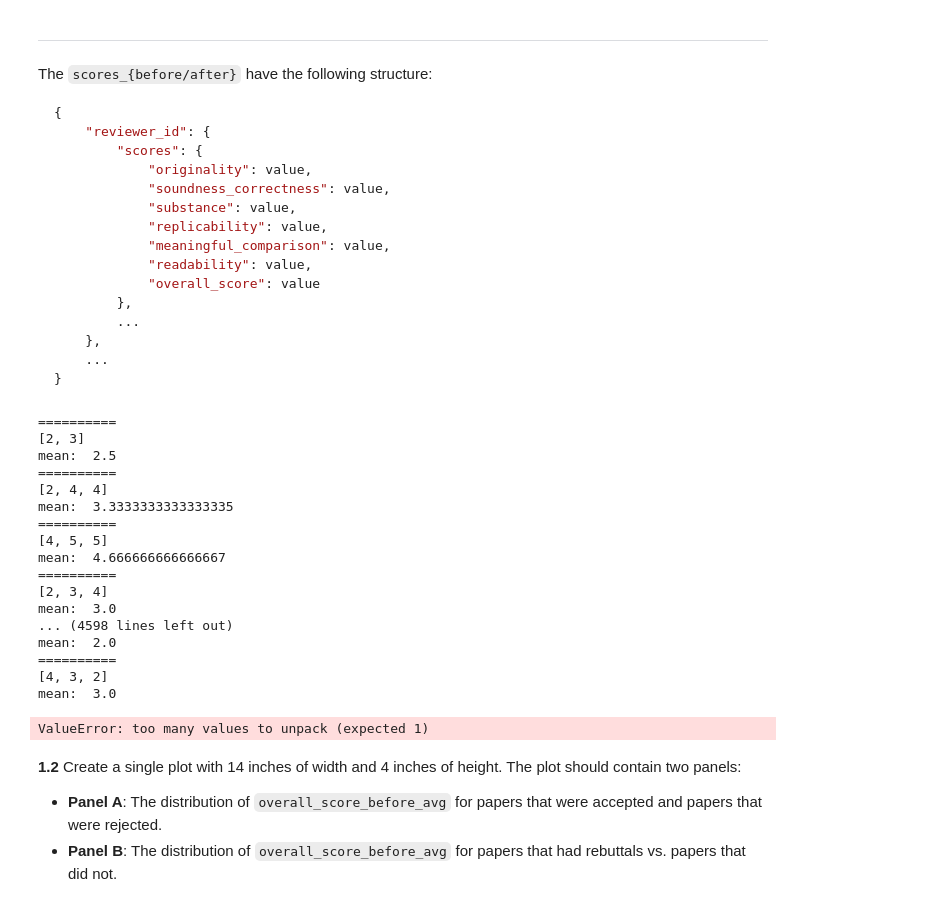
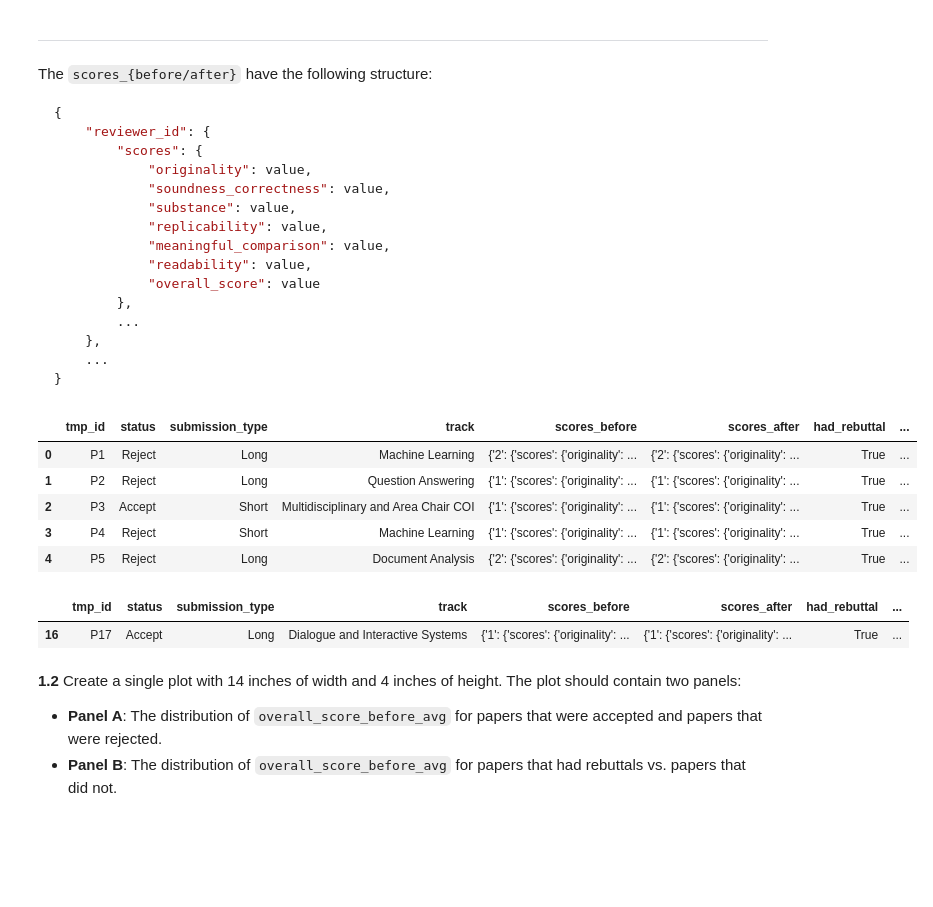
Before and after one commit to aristo6253/epfl-ada-ada-2023-homework-2-adaknow, a Jupyter notebook: hw2.ipynb, the cells around one changed output. Saved outputs shown, nothing was run; the diff lists cells and outputs as text; code cells hidden in the pictures; blank space fills up the shorter version.

```diff
--- a/hw2.ipynb
+++ b/hw2.ipynb
@@ -193,30 +189,23 @@ def scores_std(scores_json):
 
     return np.std([review['scores']['overall_score'] for review_id, review in scores_json.items()])
 # %%
-acl_reviews_df['overall_score_before_avg'],  = acl_reviews_df['scores_before'].apply(scores_avg)
+acl_reviews_df['overall_score_before_avg']  = acl_reviews_df['scores_before'].apply(scores_avg)
 acl_reviews_df['overall_score_after_avg'] = acl_reviews_df['scores_after'].apply(scores_avg)
 acl_reviews_df['overall_score_before_std'] = acl_reviews_df['scores_before'].apply(scores_std)
 acl_reviews_df['overall_score_after_std'] = acl_reviews_df['scores_after'].apply(scores_std)
 acl_reviews_df.head()
 # %% [output]
-==========
-[2, 3]
-mean:  2.5
-==========
-[2, 4, 4]
-mean:  3.3333333333333335
-==========
-[4, 5, 5]
-mean:  4.666666666666667
-==========
-[2, 3, 4]
-mean:  3.0
-... (4598 lines left out)
-mean:  2.0
-==========
-[4, 3, 2]
-mean:  3.0
-ValueError: too many values to unpack (expected 1)
+|  | tmp_id | status | submission_type | track | scores_before | scores_after | had_rebuttal | ... |
+| 0 | P1 | Reject | Long | Machine Learning | {'2': {'scores': {'originality': ... | {'2': {'scores': {'originality': ... | True | ... |
+| 1 | P2 | Reject | Long | Question Answering | {'1': {'scores': {'originality': ... | {'1': {'scores': {'originality': ... | True | ... |
+| 2 | P3 | Accept | Short | Multidisciplinary and Area Chair COI | {'1': {'scores': {'originality': ... | {'1': {'scores': {'originality': ... | True | ... |
+| 3 | P4 | Reject | Short | Machine Learning | {'1': {'scores': {'originality': ... | {'1': {'scores': {'originality': ... | True | ... |
+| 4 | P5 | Reject | Long | Document Analysis | {'2': {'scores': {'originality': ... | {'2': {'scores': {'originality': ... | True | ... |
+# %%
+acl_reviews_df[acl_reviews_df['tmp_id'] == 'P17']
+# %% [output]
+|  | tmp_id | status | submission_type | track | scores_before | scores_after | had_rebuttal | ... |
+| 16 | P17 | Accept | Long | Dialogue and Interactive Systems | {'1': {'scores': {'originality': ... | {'1': {'scores': {'originality': ... | True | ... |
 # %% [markdown]
 **1.2** Create a single plot with 14 inches of width and 4 inches of height. The plot should contain two panels:
 - **Panel A**: The distribution of `overall_score_before_avg` for papers that were accepted and papers that were rejected.
```
Also changed, not shown: parts of 5 cells of this notebook.
